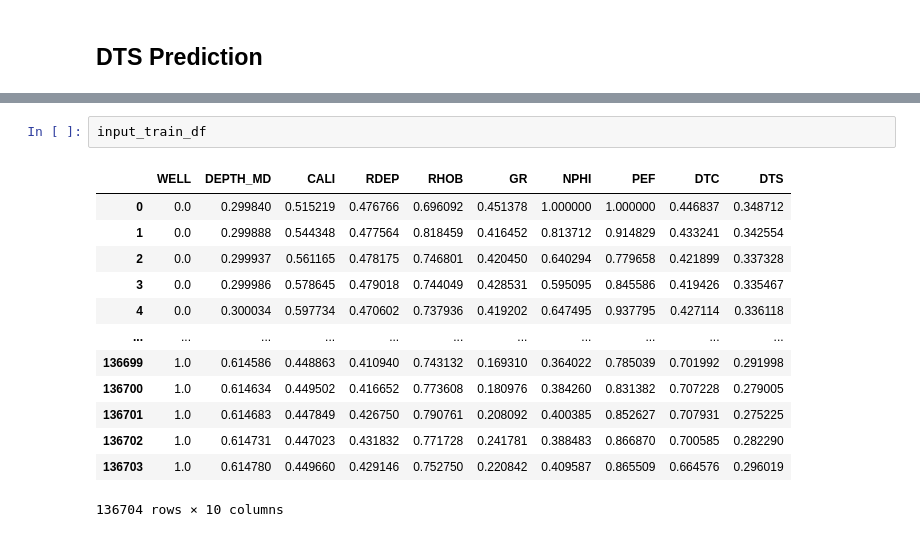
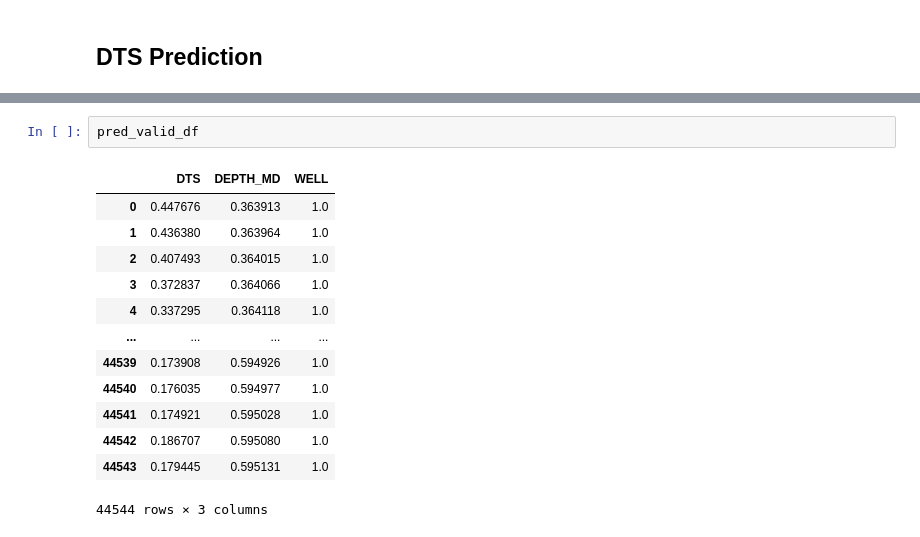
Before and after one commit to hatsyim/wireline-attention, a Jupyter notebook: notebook/01_visualization.ipynb, the cells around one changed output, grey strips where cells are left out. Cells and saved outputs as stored; diff of their text form.

```diff
--- a/notebook/01_visualization.ipynb
+++ b/notebook/01_visualization.ipynb
@@ -749,16 +748,16 @@ pred_train_df
-# %%
-input_train_df
-# %% [output]
-|  | WELL | DEPTH_MD | CALI | RDEP | RHOB | GR | NPHI | PEF | DTC | DTS |
-| 0 | 0.0 | 0.299840 | 0.515219 | 0.476766 | 0.696092 | 0.451378 | 1.000000 | 1.000000 | 0.446837 | 0.348712 |
-| 1 | 0.0 | 0.299888 | 0.544348 | 0.477564 | 0.818459 | 0.416452 | 0.813712 | 0.914829 | 0.433241 | 0.342554 |
-| 2 | 0.0 | 0.299937 | 0.561165 | 0.478175 | 0.746801 | 0.420450 | 0.640294 | 0.779658 | 0.421899 | 0.337328 |
-| 3 | 0.0 | 0.299986 | 0.578645 | 0.479018 | 0.744049 | 0.428531 | 0.595095 | 0.845586 | 0.419426 | 0.335467 |
-| 4 | 0.0 | 0.300034 | 0.597734 | 0.470602 | 0.737936 | 0.419202 | 0.647495 | 0.937795 | 0.427114 | 0.336118 |
-| ... | ... | ... | ... | ... | ... | ... | ... | ... | ... | ... |
-| 136699 | 1.0 | 0.614586 | 0.448863 | 0.410940 | 0.743132 | 0.169310 | 0.364022 | 0.785039 | 0.701992 | 0.291998 |
-| 136700 | 1.0 | 0.614634 | 0.449502 | 0.416652 | 0.773608 | 0.180976 | 0.384260 | 0.831382 | 0.707228 | 0.279005 |
-| 136701 | 1.0 | 0.614683 | 0.447849 | 0.426750 | 0.790761 | 0.208092 | 0.400385 | 0.852627 | 0.707931 | 0.275225 |
-| 136702 | 1.0 | 0.614731 | 0.447023 | 0.431832 | 0.771728 | 0.241781 | 0.388483 | 0.866870 | 0.700585 | 0.282290 |
-| 136703 | 1.0 | 0.614780 | 0.449660 | 0.429146 | 0.752750 | 0.220842 | 0.409587 | 0.865509 | 0.664576 | 0.296019 |
-136704 rows × 10 columns
+# %%
+pred_valid_df
+# %% [output]
+|  | DTS | DEPTH_MD | WELL |
+| 0 | 0.447676 | 0.363913 | 1.0 |
+| 1 | 0.436380 | 0.363964 | 1.0 |
+| 2 | 0.407493 | 0.364015 | 1.0 |
+| 3 | 0.372837 | 0.364066 | 1.0 |
+| 4 | 0.337295 | 0.364118 | 1.0 |
+| ... | ... | ... | ... |
+| 44539 | 0.173908 | 0.594926 | 1.0 |
+| 44540 | 0.176035 | 0.594977 | 1.0 |
+| 44541 | 0.174921 | 0.595028 | 1.0 |
+| 44542 | 0.186707 | 0.595080 | 1.0 |
+| 44543 | 0.179445 | 0.595131 | 1.0 |
+44544 rows × 3 columns
```
Also changed, not shown: parts of 4 cells of this notebook.
